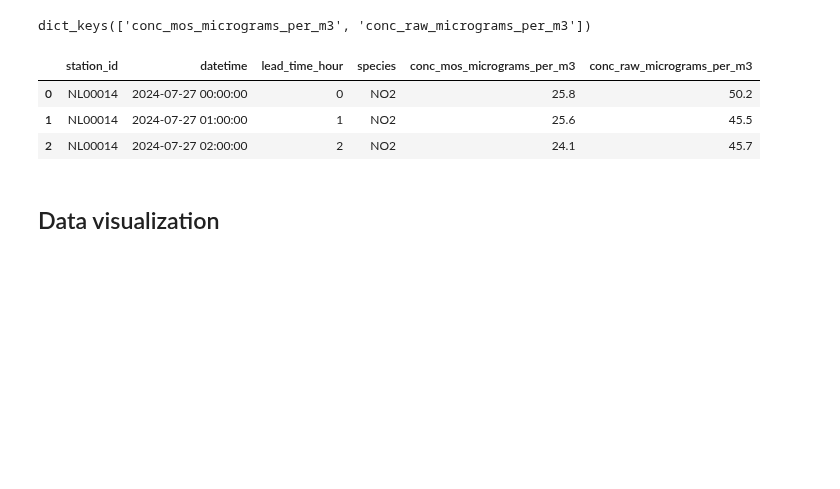
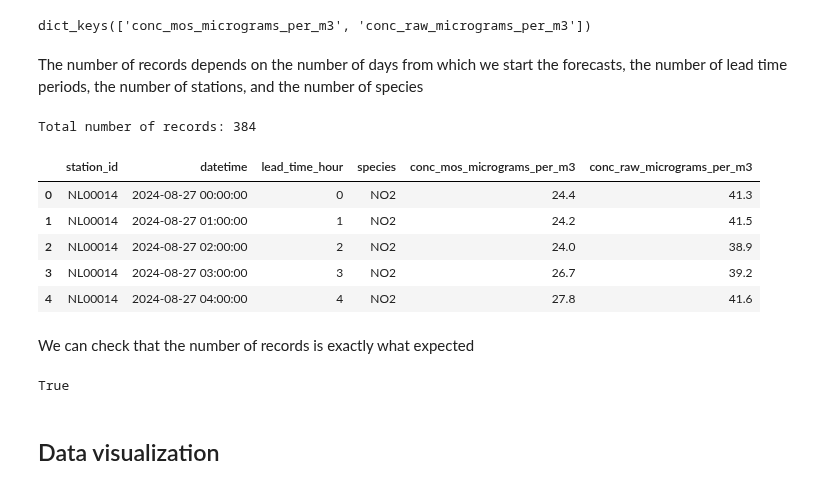
Before and after one commit to mea06em/cams-act6, a Jupyter notebook: 05-cams-mos/cams-mos.ipynb, the cells around one changed output. Drawn from its saved outputs; the diff is of its cells as text; code cells hidden in the pictures; blank space fills up the shorter version.

Commit message:
request validation and check number of records

```diff
--- a/05-cams-mos/cams-mos.ipynb
+++ b/05-cams-mos/cams-mos.ipynb
@@ -116,4 +166,4 @@ station_data
 # %%
-station_list = [item for item in file_list if not item.startswith('station_list')]
-station_list[-1:]
+station_file_list = [item for item in file_list if not item.startswith('station_list')]
+print('Number of raw and MOS files from the selected stations: {:d}'.format(len(station_file_list)))
 # %% [output]
@@ -160,14 +223,33 @@ def merge_data(data_dict):
                                             on=[c for c in x.columns
                                                 if c != data_col])
     return merged_data
+# %% [markdown]
+The number of records depends on the number of days from which we start the forecasts, the number of lead time periods, the number of stations, and the number of species
+# %%
+num_days = len(days)
+num_leadtime_hours = len(leadtime_periods) * 24
+num_stations = len(stations)
+num_species = len(variables)
+num_records = num_days * num_leadtime_hours * num_stations * num_species
+print('Total number of records: {:d}'.format(num_records))
+# %% [output]
+Total number of records: 384
 # %%
 merged_data = merge_data(data)
-merged_data.head(3)
+merged_data.head()
 # %% [output]
 |  | station_id | datetime | lead_time_hour | species | conc_mos_micrograms_per_m3 | conc_raw_micrograms_per_m3 |
-| 0 | NL00014 | 2024-07-27 00:00:00 | 0 | NO2 | 25.8 | 50.2 |
-| 1 | NL00014 | 2024-07-27 01:00:00 | 1 | NO2 | 25.6 | 45.5 |
-| 2 | NL00014 | 2024-07-27 02:00:00 | 2 | NO2 | 24.1 | 45.7 |
+| 0 | NL00014 | 2024-08-27 00:00:00 | 0 | NO2 | 24.4 | 41.3 |
+| 1 | NL00014 | 2024-08-27 01:00:00 | 1 | NO2 | 24.2 | 41.5 |
+| 2 | NL00014 | 2024-08-27 02:00:00 | 2 | NO2 | 24.0 | 38.9 |
+| 3 | NL00014 | 2024-08-27 03:00:00 | 3 | NO2 | 26.7 | 39.2 |
+| 4 | NL00014 | 2024-08-27 04:00:00 | 4 | NO2 | 27.8 | 41.6 |
+# %% [markdown]
+We can check that the number of records is exactly what expected
+# %%
+merged_data.shape[0] == num_records
+# %% [output]
+True
 # %% [markdown]
 ## Data visualization
 # %%
```
Also changed, not shown: parts of 25 cells of this notebook.
